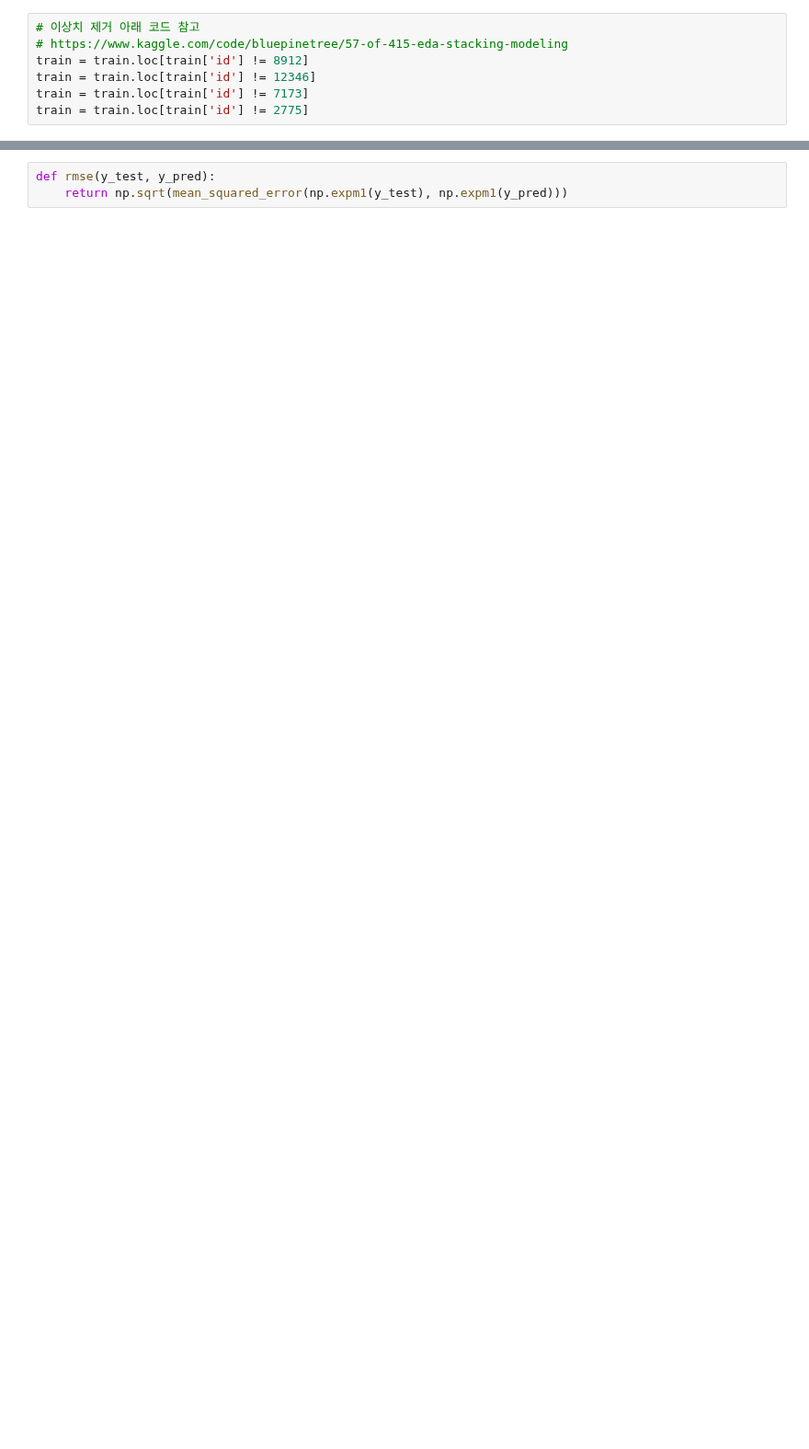
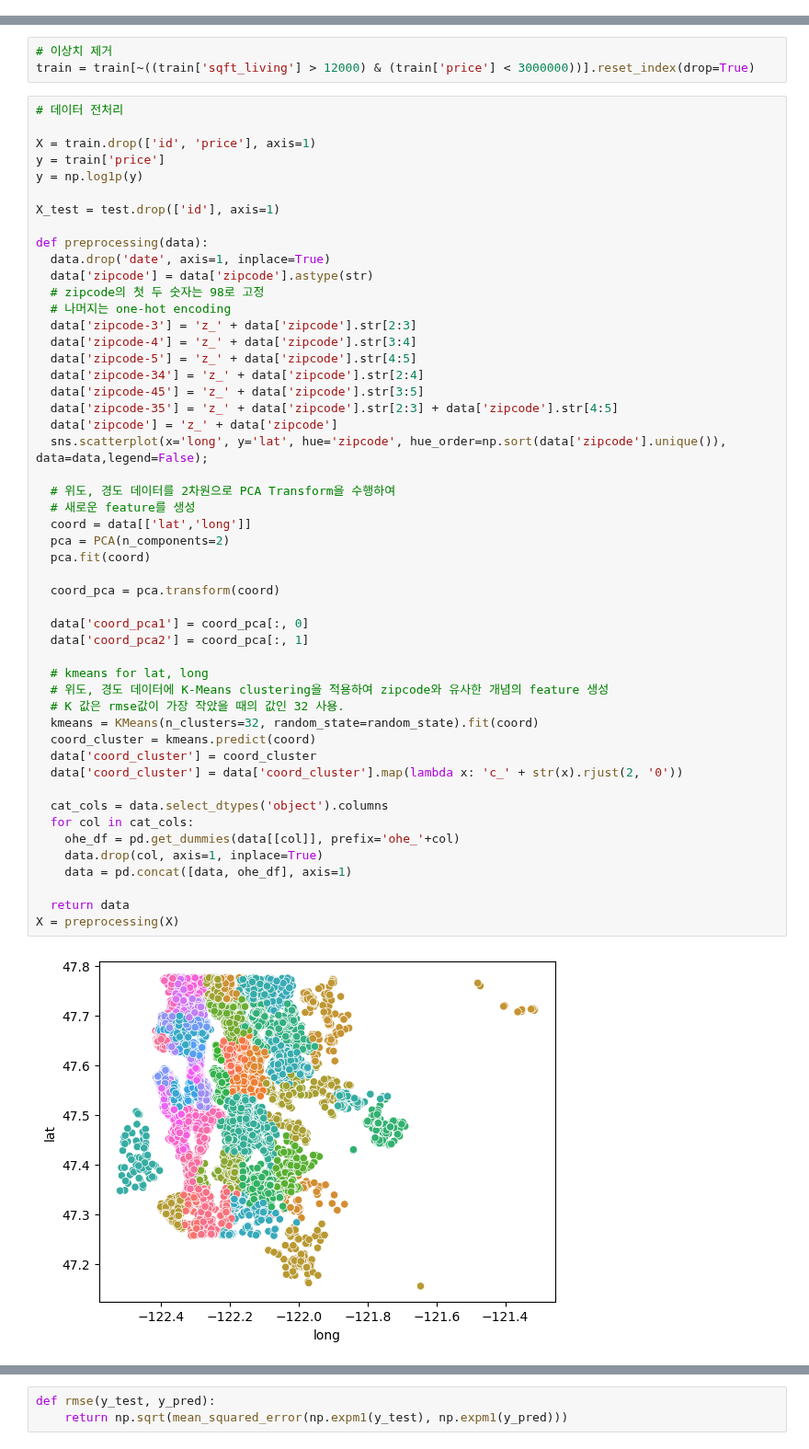
Before and after one commit to gksruf293/AIFFEL_quest_rs, a Jupyter notebook: Exploration/EX02/KaKR110000.ipynb, the cells around one changed output, grey strips where cells are left out. Shown at 92% size. Cells and saved outputs as stored; diff of their text form; blank space fills up the shorter version.

```diff
--- a/Exploration/EX02/KaKR110000.ipynb
+++ b/Exploration/EX02/KaKR110000.ipynb
@@ -65,7 +54,0 @@ None
-# %%
-# 이상치 제거 아래 코드 참고
-# https://www.kaggle.com/code/bluepinetree/57-of-415-eda-stacking-modeling
-train = train.loc[train['id'] != 8912]
-train = train.loc[train['id'] != 12346]
-train = train.loc[train['id'] != 7173]
-train = train.loc[train['id'] != 2775]
@@ -114,0 +55,55 @@ display(X.head())
+# %%
+# 이상치 제거
+train = train[~((train['sqft_living'] > 12000) & (train['price'] < 3000000))].reset_index(drop=True)
+# %%
+# 데이터 전처리
+
+X = train.drop(['id', 'price'], axis=1)
+y = train['price']
+y = np.log1p(y)
+
+X_test = test.drop(['id'], axis=1)
+
+def preprocessing(data):
+  data.drop('date', axis=1, inplace=True)
+  data['zipcode'] = data['zipcode'].astype(str)
+  # zipcode의 첫 두 숫자는 98로 고정
+  # 나머지는 one-hot encoding
+  data['zipcode-3'] = 'z_' + data['zipcode'].str[2:3]
+  data['zipcode-4'] = 'z_' + data['zipcode'].str[3:4]
+  data['zipcode-5'] = 'z_' + data['zipcode'].str[4:5]
+  data['zipcode-34'] = 'z_' + data['zipcode'].str[2:4]
+  data['zipcode-45'] = 'z_' + data['zipcode'].str[3:5]
+  data['zipcode-35'] = 'z_' + data['zipcode'].str[2:3] + data['zipcode'].str[4:5]
+  data['zipcode'] = 'z_' + data['zipcode']
+  sns.scatterplot(x='long', y='lat', hue='zipcode', hue_order=np.sort(data['zipcode'].unique()), data=data,legend=False);
+
+  # 위도, 경도 데이터를 2차원으로 PCA Transform을 수행하여
+  # 새로운 feature를 생성
+  coord = data[['lat','long']]
+  pca = PCA(n_components=2)
+  pca.fit(coord)
+
+  coord_pca = pca.transform(coord)
+
+  data['coord_pca1'] = coord_pca[:, 0]
+  data['coord_pca2'] = coord_pca[:, 1]
+
+  # kmeans for lat, long
+  # 위도, 경도 데이터에 K-Means clustering을 적용하여 zipcode와 유사한 개념의 feature 생성
+  # K 값은 rmse값이 가장 작았을 때의 값인 32 사용.
+  kmeans = KMeans(n_clusters=32, random_state=random_state).fit(coord)
+  coord_cluster = kmeans.predict(coord)
+  data['coord_cluster'] = coord_cluster
+  data['coord_cluster'] = data['coord_cluster'].map(lambda x: 'c_' + str(x).rjust(2, '0'))
+
+  cat_cols = data.select_dtypes('object').columns
+  for col in cat_cols:
+    ohe_df = pd.get_dummies(data[[col]], prefix='ohe_'+col)
+    data.drop(col, axis=1, inplace=True)
+    data = pd.concat([data, ohe_df], axis=1)
+
+  return data
+X = preprocessing(X)
+# %% [output]
+[figure, added]
```
Also changed, not shown: parts of 20 cells of this notebook, 3 other files.
